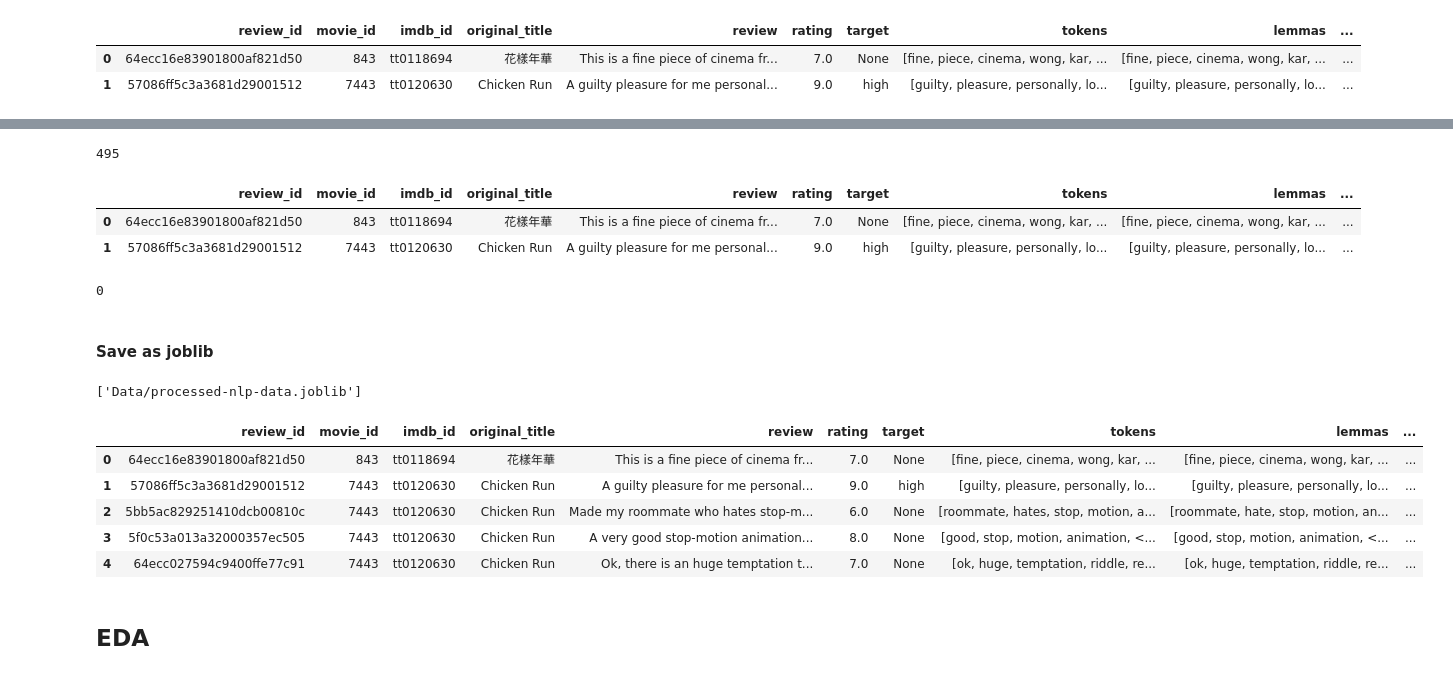
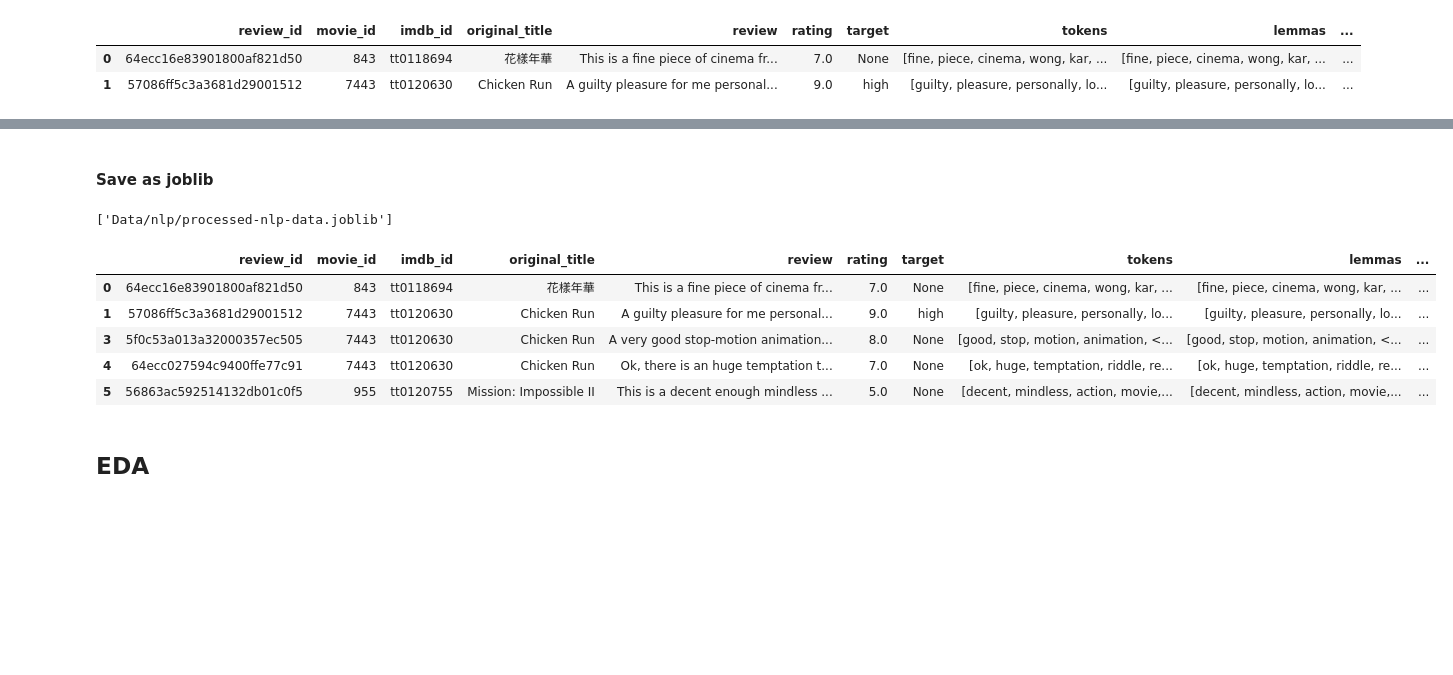
Before and after one commit to purvikansara/Recommendation, a Jupyter notebook: Sentiment Analysis_rating_prediction_movie_review.ipynb, the cells around one changed output, grey strips where cells are left out. Drawn from its saved outputs; the diff is of its cells as text; code cells hidden in the pictures; blank space fills up the shorter version.

```diff
--- a/Sentiment Analysis_rating_prediction_movie_review.ipynb
+++ b/Sentiment Analysis_rating_prediction_movie_review.ipynb
@@ -169,41 +228,21 @@ lets check for any urls, html tags and remove them
-# %%
-http = df['review'].str.contains('http')
-http.sum()
-# %% [output]
-495
-# %%
-# removing reviews with http (urls)
-
-df = df.loc[~(http)]
-df.head(2)
-# %% [output]
-|  | review_id | movie_id | imdb_id | original_title | review | rating | target | tokens | lemmas | ... |
-| 0 | 64ecc16e83901800af821d50 | 843 | tt0118694 | 花樣年華 | This is a fine piece of cinema fr... | 7.0 | None | [fine, piece, cinema, wong, kar, ... | [fine, piece, cinema, wong, kar, ... | ... |
-| 1 | 57086ff5c3a3681d29001512 | 7443 | tt0120630 | Chicken Run | A guilty pleasure for me personal... | 9.0 | high | [guilty, pleasure, personally, lo... | [guilty, pleasure, personally, lo... | ... |
-# %%
-# confirming for http
-http = df['review'].str.contains('http')
-http.sum()
-# %% [output]
-0
 # %% [markdown]
 #### Save as joblib
 # %%
 import joblib
-joblib.dump(df, "Data/processed-nlp-data.joblib")
+joblib.dump(df, "Data/nlp/processed-nlp-data.joblib")
 # %% [output]
-['Data/processed-nlp-data.joblib']
+['Data/nlp/processed-nlp-data.joblib']
 # %%
 # load the processed data again for checking
-loaded = joblib.load("Data/processed-nlp-data.joblib")
+loaded = joblib.load("Data/nlp/processed-nlp-data.joblib")
 loaded.head()
 # %% [output]
 |  | review_id | movie_id | imdb_id | original_title | review | rating | target | tokens | lemmas | ... |
 | 0 | 64ecc16e83901800af821d50 | 843 | tt0118694 | 花樣年華 | This is a fine piece of cinema fr... | 7.0 | None | [fine, piece, cinema, wong, kar, ... | [fine, piece, cinema, wong, kar, ... | ... |
 | 1 | 57086ff5c3a3681d29001512 | 7443 | tt0120630 | Chicken Run | A guilty pleasure for me personal... | 9.0 | high | [guilty, pleasure, personally, lo... | [guilty, pleasure, personally, lo... | ... |
-| 2 | 5bb5ac829251410dcb00810c | 7443 | tt0120630 | Chicken Run | Made my roommate who hates stop-m... | 6.0 | None | [roommate, hates, stop, motion, a... | [roommate, hate, stop, motion, an... | ... |
 | 3 | 5f0c53a013a32000357ec505 | 7443 | tt0120630 | Chicken Run | A very good stop-motion animation... | 8.0 | None | [good, stop, motion, animation, <... | [good, stop, motion, animation, <... | ... |
 | 4 | 64ecc027594c9400ffe77c91 | 7443 | tt0120630 | Chicken Run | Ok, there is an huge temptation t... | 7.0 | None | [ok, huge, temptation, riddle, re... | [ok, huge, temptation, riddle, re... | ... |
+| 5 | 56863ac592514132db01c0f5 | 955 | tt0120755 | Mission: Impossible II | This is a decent enough mindless ... | 5.0 | None | [decent, mindless, action, movie,... | [decent, mindless, action, movie,... | ... |
 # %% [markdown]
 ## EDA
 # %% [markdown]
```
Also changed, not shown: parts of 32 cells of this notebook, 6 other files.
